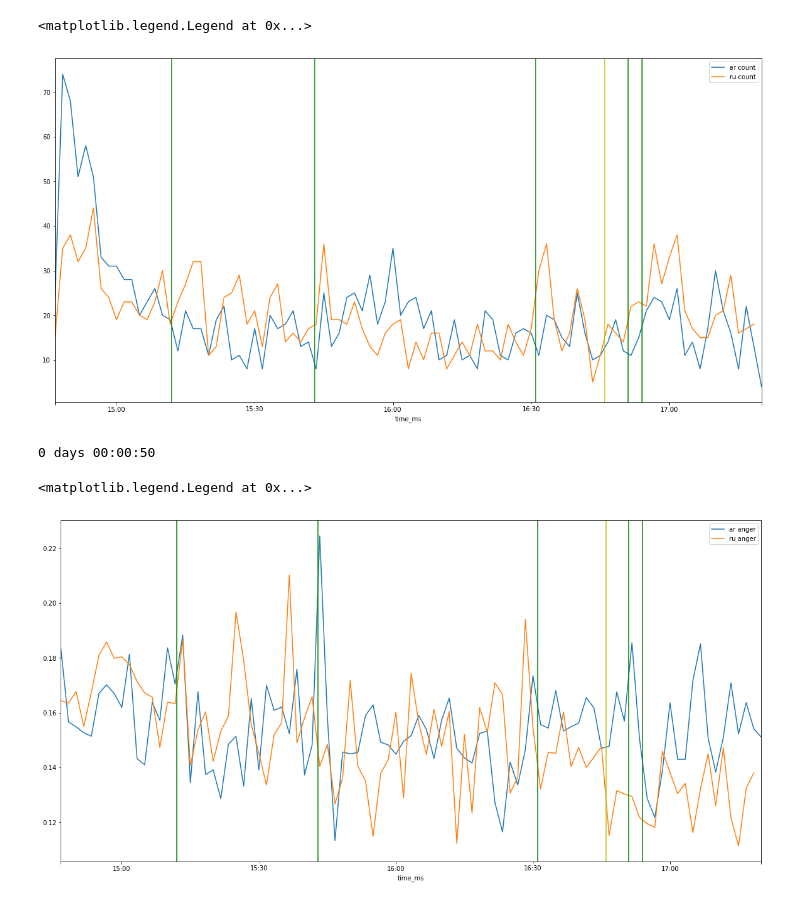
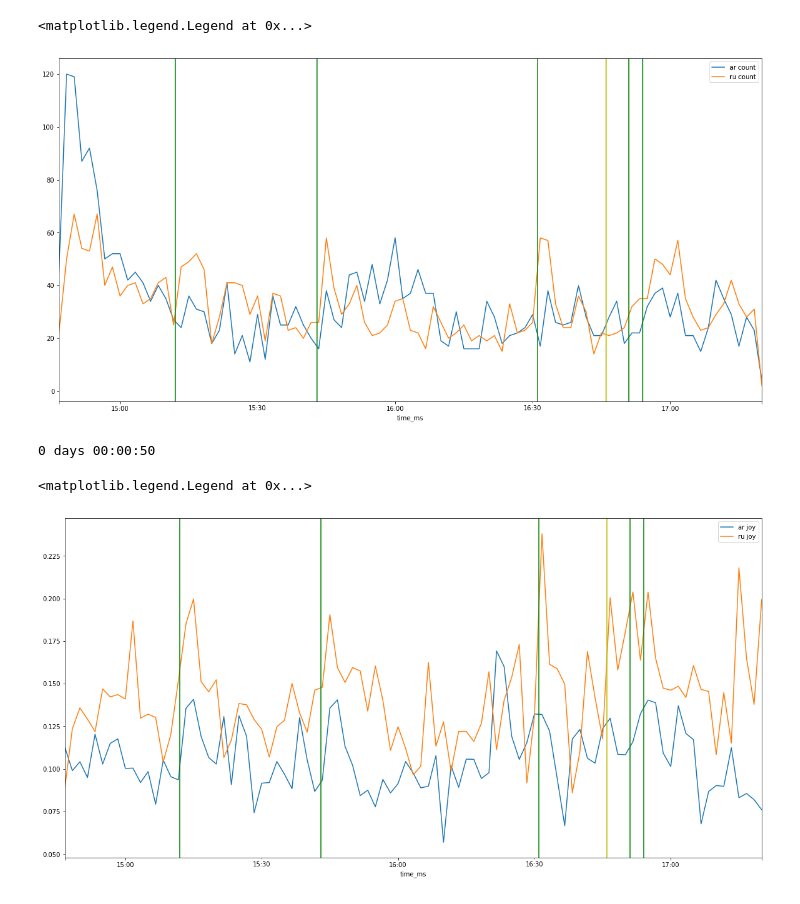
Before and after one commit to glouwa/TwitterLanguageAnalyser, a Jupyter notebook: timeseries.ipynb, the cells around one changed output. Drawn from its saved outputs; the diff is of its cells as text; code cells hidden in the pictures.

```diff
--- a/timeseries.ipynb
+++ b/timeseries.ipynb
@@ -6,7 +6,7 @@ import matplotlib.pyplot as plt
 # kickoff 17:01,
 # goal at: 12, 43, 71, 91, 94
 
-df = pd.read_csv('first-game-panda-frame_med.csv')
+df = pd.read_csv('first-game-panda-frame_big.csv')
 
 df['time_ms'] = pd.to_datetime(df['time_ms'], unit='ms')
 df = df.set_index('time_ms')
@@ -32,7 +32,7 @@ plt.axvline(x=datetime.strptime('2018-06-14 16:46', '%Y-%m-%d %H:%M'), color='y'
 plt.legend(bbox_to_anchor=(1, 1))
 # %% [output]
 <matplotlib.legend.Legend at 0x...>
-[figure, old version]
+[figure, new version]
 # %%
 %matplotlib inline
 import pandas as pd
@@ -41,36 +41,37 @@ import matplotlib.pyplot as plt
 # kickoff 17:01,
 # goal at: 12, 43, 71, 91, 94
 
-df = pd.read_csv('first-game-panda-frame_med.csv')
+df = pd.read_csv('first-game-panda-frame_big.csv')
 
 df['time_ms'] = pd.to_datetime(df['time_ms'], unit='ms')
 df = df.set_index('time_ms')
+#df = df['2018-06-14 16:00':'2018-06-14 16:55']
 
 ar = df[df['lang'] == 'ar']
 ru = df[df['lang'] == 'ru']
 
 print(pd.Timedelta('50 seconds'))
 
 plt.figure(figsize=(20,10))
 
-v = 'anger' #sentiment,anger,joy,sadness,fear,surprise
+v = 'joy' #sentiment,anger,joy,sadness,fear,surprise
 f = '100S'
 ar[v].resample(f).mean().plot(label='ar {}'.format(v))
 ru[v].resample(f).mean().plot(label='ru {}'.format(v))
 
 from datetime import datetime
 plt.axvline(x=datetime.strptime('2018-06-14 15:12', '%Y-%m-%d %H:%M'), color='g')
 plt.axvline(x=datetime.strptime('2018-06-14 15:43', '%Y-%m-%d %H:%M'), color='g')
 plt.axvline(x=datetime.strptime('2018-06-14 16:31', '%Y-%m-%d %H:%M'), color='g')
 plt.axvline(x=datetime.strptime('2018-06-14 16:51', '%Y-%m-%d %H:%M'), color='g')
 plt.axvline(x=datetime.strptime('2018-06-14 16:54', '%Y-%m-%d %H:%M'), color='g')
 plt.axvline(x=datetime.strptime('2018-06-14 16:46', '%Y-%m-%d %H:%M'), color='y')
 
 plt.legend(bbox_to_anchor=(1, 1))
 # %% [output]
 0 days 00:00:50
 <matplotlib.legend.Legend at 0x...>
-[figure, old version]
+[figure, new version]
 # %%
 %matplotlib inline
 import pandas as pd
```
Also changed, not shown: parts of 5 cells of this notebook, 3 other files.
